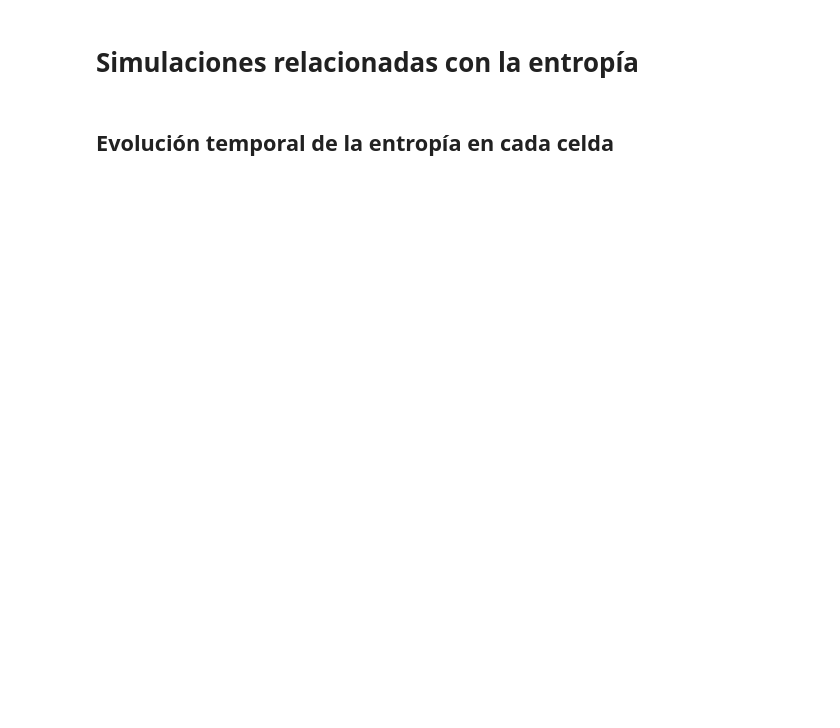
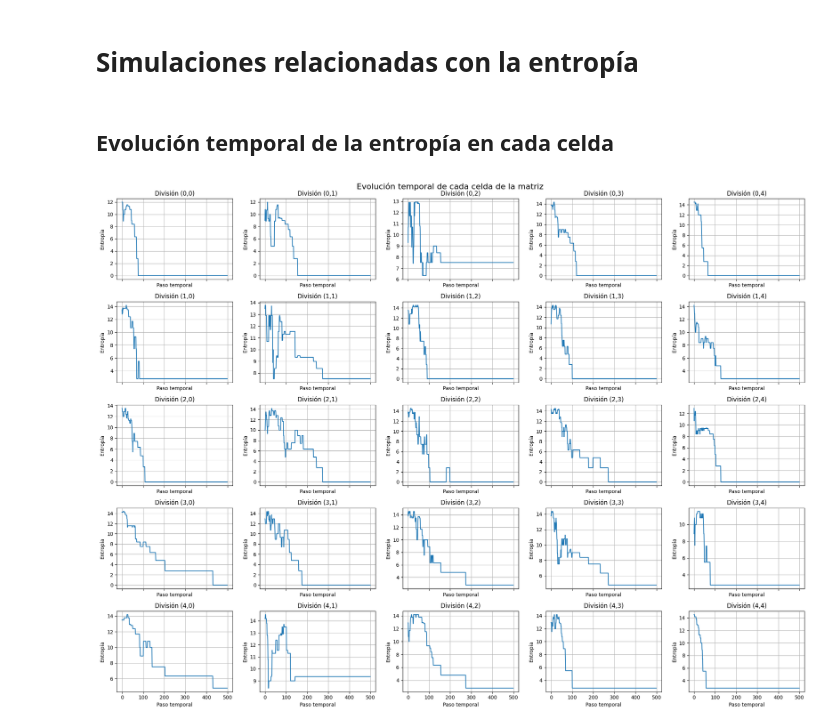
Before and after one commit to DiegoConol/Trabajo-Complejos, a Jupyter notebook: Diegod/prueba7/cuaderno_entropia.ipynb, the cells around one changed output. Drawn from its saved outputs; the diff is of its cells as text; code cells hidden in the pictures; blank space fills up the shorter version.

Commit message:
volví a meter la entropía

```diff
--- a/Diegod/prueba7/cuaderno_entropia.ipynb
+++ b/Diegod/prueba7/cuaderno_entropia.ipynb
@@ -4,13 +4,12 @@
 ## Evolución temporal de la entropía en cada celda
 # %%
 ### CÓDIGO PARA ENTROPÍA SIN PROMEDIAR #########################
-
 
 import numpy as np
 import matplotlib.pyplot as plt
 
 # ===== LEER EL FICHERO =====
-with open("entro.txt", "r", encoding="utf-8") as f:
+with open("entropy_subdivisions.txt", "r", encoding="utf-8") as f:
     texto = f.read().strip()
 
 
@@ -41,32 +40,34 @@ num_columnas = datos.shape[2]
 
 # Vector temporal
 t = np.arange(num_tiempos)
 
 # ===== HACER LA FIGURA =====
 fig, axes = plt.subplots(num_filas, num_columnas, figsize=(4*num_columnas, 3*num_filas), sharex=True)
 
 # Por si alguna vez la matriz fuese de 1 fila o 1 columna
 if num_filas == 1 and num_columnas == 1:
     axes = np.array([[axes]])
 elif num_filas == 1:
     axes = axes[np.newaxis, :]
 elif num_columnas == 1:
     axes = axes[:, np.newaxis]
 
 # ===== PLOT DE CADA CELDA =====
 for i in range(num_filas):
     for j in range(num_columnas):
         axes[i, j].plot(t, datos[:, i, j])
         axes[i, j].set_title(f"División ({i},{j})")
         axes[i, j].set_xlabel("Paso temporal")
-        axes[i, j].set_ylabel("Densidad")
+        axes[i, j].set_ylabel("Entropía")
         axes[i, j].grid(True)
 
 fig.suptitle("Evolución temporal de cada celda de la matriz", fontsize=16)
 fig.tight_layout()
 
 # Guardar imagen
-plt.savefig("plots/evolucion_densidad_celdas.png", dpi=300, bbox_inches="tight")
+plt.savefig("plots/evolucion_entropia_celdas.png", dpi=200, bbox_inches="tight")
 
 # Mostrar
 plt.show()
+# %% [output]
+[figure, added]
```
Also changed, not shown: parts of 1 cell of this notebook, 19 other files.
